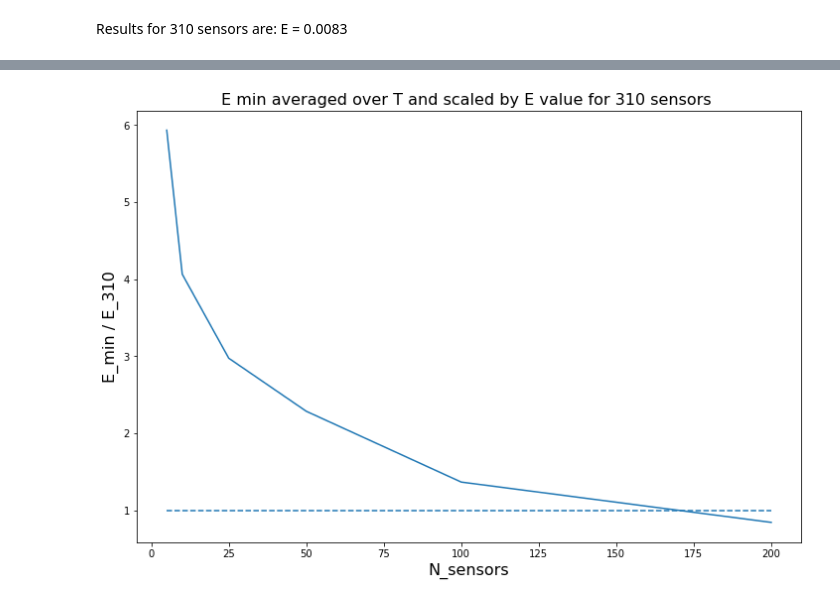
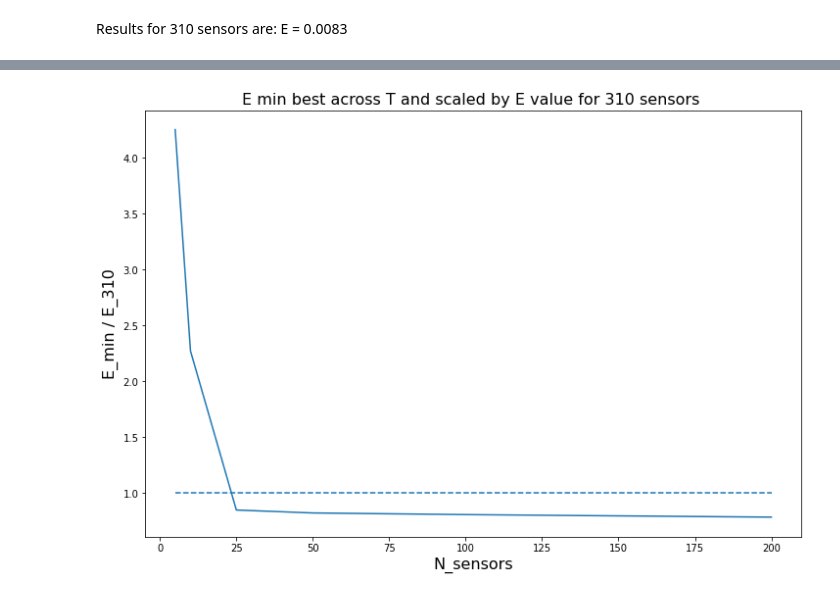
Before and after one commit to EAkeweje/GEOMETRIC-LEARNING-FOR-FLOWS-IN-POROUS-SYSTEMS, a Jupyter notebook: Results.ipynb, the cells around one changed output, grey strips where cells are left out. Saved outputs shown, nothing was run; the diff lists cells and outputs as text; code cells hidden in the pictures.

```diff
--- a/Results.ipynb
+++ b/Results.ipynb
@@ -4,2 +8,3 @@ import matplotlib.pyplot as plt
 # %%
-df = pd.read_csv("wandb_export_2022-08-23T23_07_58.967+03_00.csv")
+# df = pd.read_csv("wandb_export_2022-08-23T23_07_58.967+03_00.csv")
+df = pd.read_csv("wandb_export_2022-09-02T18_31_56.380+03_00.csv")
@@ -28,16 +25,18 @@ df.head()
 Results for 310 sensors are: E = 0.0083
 # %%
 Best_E = 0.0083 # for max number od sensors
+df['E_scaled'] = df['E/Emin']/Best_E
 for yscale in ['linear', 'log']:
     plt.figure(figsize=(12,8))
     plt.title("E min scaled by E value for 310 sensors ", fontsize=16)
     for N_sensors in [5, 10, 25, 50, 100, 200]:
         df_temp =  df[df.N_sensors==N_sensors].sort_values(by=['T'])
-        plt.plot(df_temp['T'], df_temp['E/Emin']/Best_E, label=f'N sensors = {N_sensors}')
+        plt.plot(df_temp['T'], df_temp['E_scaled'], label=f'N sensors = {N_sensors}')
     plt.xlabel('T', fontsize=16)
     plt.ylabel('E_min / E_310', fontsize=16)
     plt.yscale(yscale)
+    plt.xscale(yscale)
     plt.legend(fontsize=16)
-    plt.hlines(1,0.01,0.1, linestyles='dashed', label='310 sensors')
+    plt.hlines(1,5e-5,0.1, linestyles='dashed' )
     plt.show()
 # %% [output]
@@ -46,14 +65,14 @@ for yscale in ['linear', 'log']:
 # %%
-df_temp =  df.groupby(['N_sensors']).mean().reset_index()
+df_temp =  df.groupby(['N_sensors']).min().reset_index()
 plt.figure(figsize=(12,8))
-plt.title("E min averaged over T and scaled by E value for 310 sensors ", fontsize=16)
-plt.plot(df_temp['N_sensors'], df_temp['E/Emin']/Best_E)
+plt.title("E min best across T and scaled by E value for 310 sensors ", fontsize=16)
+plt.plot(df_temp['N_sensors'], df_temp['E_scaled'])
 plt.xlabel('N_sensors', fontsize=16)
 plt.ylabel('E_min / E_310', fontsize=16)
 # plt.yscale(yscale)
 # plt.legend(fontsize=16)
-plt.hlines(1,5,200, linestyles='dashed', label='310 sensors')
+plt.hlines(1,5,200, linestyles='dashed' )
 plt.show()
 # %% [output]
-[figure, old version]
+[figure, new version]
 # %%
```
Also changed, not shown: parts of 10 cells of this notebook, 1 other file.
